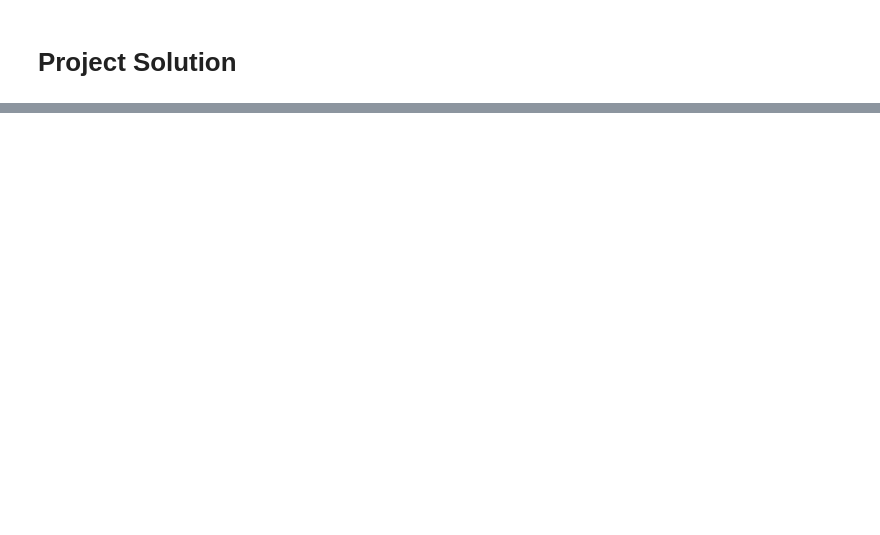
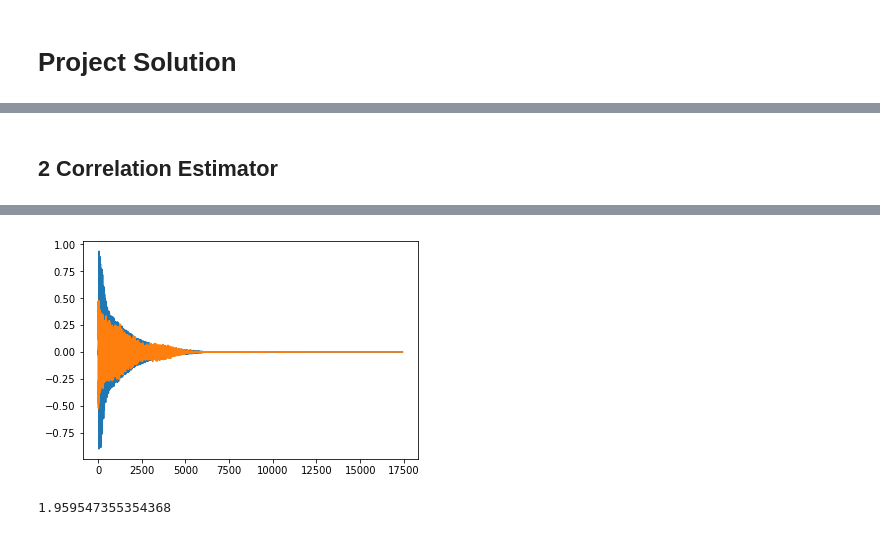
Before and after one commit to jsiloto/Processos-Estocasticos, a Jupyter notebook: project_3/Projeto3_estimador.ipynb, the cells around one changed output, grey strips where cells are left out. Saved outputs shown, nothing was run; the diff lists cells and outputs as text; code cells hidden in the pictures; blank space fills up the shorter version.

```diff
--- a/project_3/Projeto3_estimador.ipynb
+++ b/project_3/Projeto3_estimador.ipynb
@@ -63,0 +74,10 @@ def estimation_error(estimation, original):
+# %% [markdown]
+## 2 Correlation Estimator
+# %%
+ro = np.convolve(r, w[::-1])[num_samples-1:]
+# ro = (1/num_samples)*ro
+plt.plot(h)
+plt.plot(ro)
+wavfile.write('ro.wav', samplerate, r)
+ipd.Audio('ro.wav') # load a local WAV file
+# %% [output]
@@ -63,0 +85,5 @@ def estimation_error(estimation, original):
+[figure, added]
+# %%
+print(estimation_error(ro, h))
+# %% [output]
+1.959547355354368
```
Also changed, not shown: parts of 4 cells of this notebook.
